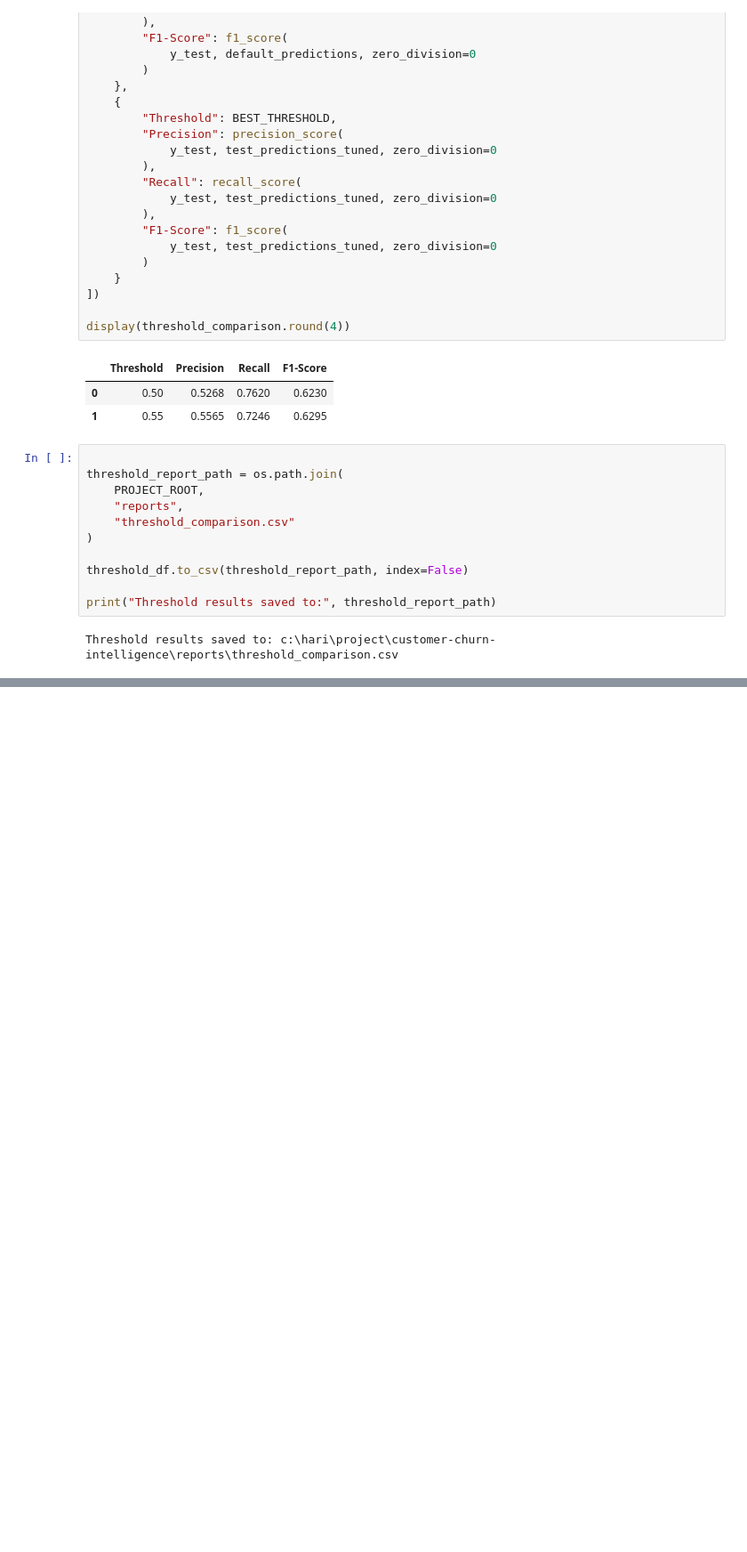
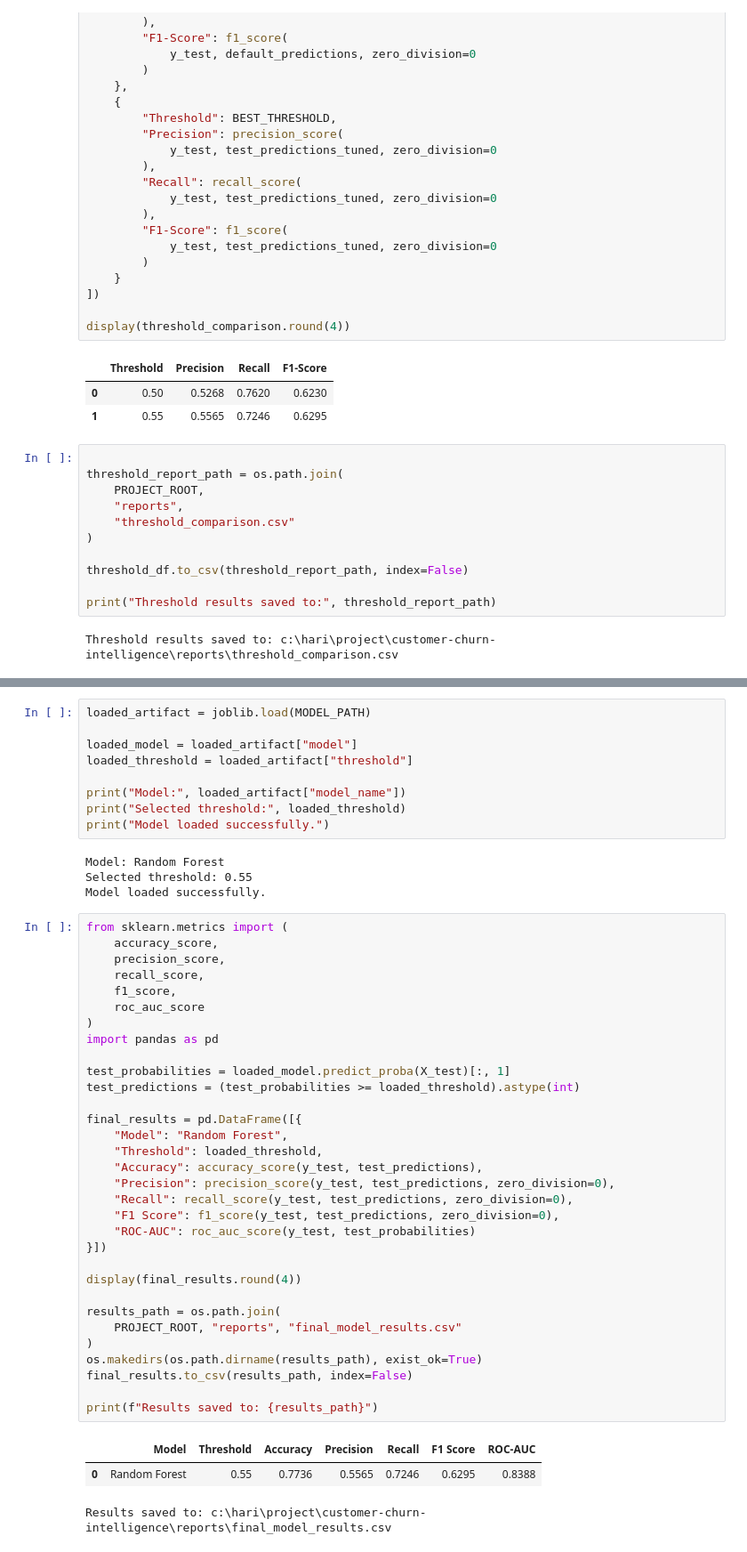
Before and after one commit to Sreehari-S24/Customer-Churn-Predictor, a Jupyter notebook: notebooks/initial.ipynb, the cells around one changed output, grey strips where cells are left out. Shown at 89% size. Cells and saved outputs as stored; diff of their text form; blank space fills up the shorter version.

```diff
--- a/notebooks/initial.ipynb
+++ b/notebooks/initial.ipynb
@@ -1467,0 +1590,49 @@ Threshold results saved to: c:\hari\project\customer-churn-intelligence\reports\
+# %%
+loaded_artifact = joblib.load(MODEL_PATH)
+
+loaded_model = loaded_artifact["model"]
+loaded_threshold = loaded_artifact["threshold"]
+
+print("Model:", loaded_artifact["model_name"])
+print("Selected threshold:", loaded_threshold)
+print("Model loaded successfully.")
+# %% [output]
+Model: Random Forest
+Selected threshold: 0.55
+Model loaded successfully.
+# %%
+from sklearn.metrics import (
+    accuracy_score,
+    precision_score,
+    recall_score,
+    f1_score,
+    roc_auc_score
+)
+import pandas as pd
+
+test_probabilities = loaded_model.predict_proba(X_test)[:, 1]
+test_predictions = (test_probabilities >= loaded_threshold).astype(int)
+
+final_results = pd.DataFrame([{
+    "Model": "Random Forest",
+    "Threshold": loaded_threshold,
+    "Accuracy": accuracy_score(y_test, test_predictions),
+    "Precision": precision_score(y_test, test_predictions, zero_division=0),
+    "Recall": recall_score(y_test, test_predictions, zero_division=0),
+    "F1 Score": f1_score(y_test, test_predictions, zero_division=0),
+    "ROC-AUC": roc_auc_score(y_test, test_probabilities)
+}])
+
+display(final_results.round(4))
+
+results_path = os.path.join(
+    PROJECT_ROOT, "reports", "final_model_results.csv"
+)
+os.makedirs(os.path.dirname(results_path), exist_ok=True)
+final_results.to_csv(results_path, index=False)
+
+print(f"Results saved to: {results_path}")
+# %% [output]
+|  | Model | Threshold | Accuracy | Precision | Recall | F1 Score | ROC-AUC |
+| 0 | Random Forest | 0.55 | 0.7736 | 0.5565 | 0.7246 | 0.6295 | 0.8388 |
+Results saved to: c:\hari\project\customer-churn-intelligence\reports\final_model_results.csv
```
Also changed, not shown: parts of 7 cells of this notebook, 6 other files.
